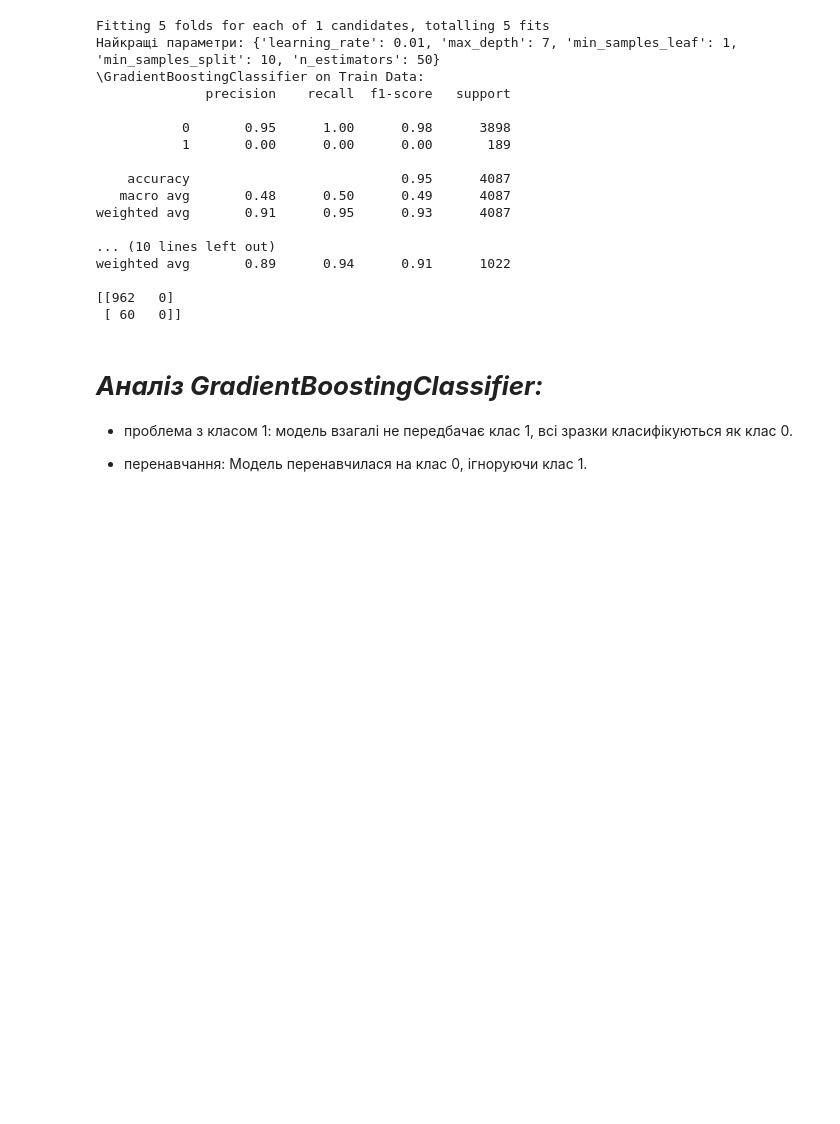
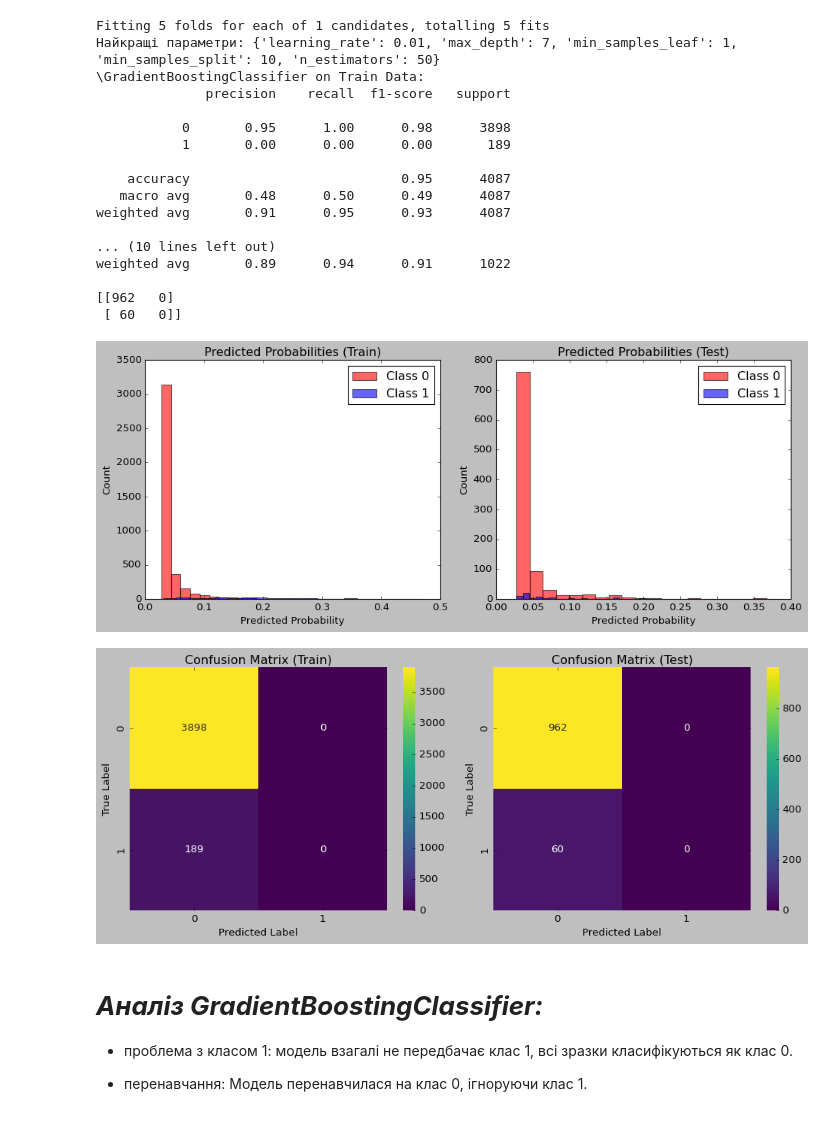
Before and after one commit to MariiaSam/Stroke-Prediction, a Jupyter notebook: Stroke_Prediction_other_version.ipynb, the cells around one changed output. Drawn from its saved outputs; the diff is of its cells as text; code cells hidden in the pictures; blank space fills up the shorter version.

```diff
--- a/Stroke_Prediction_other_version.ipynb
+++ b/Stroke_Prediction_other_version.ipynb
@@ -1021,6 +1033,12 @@ weighted avg       0.89      0.94      0.91      1022
 
 [[962   0]
  [ 60   0]]
+# %%
+plot_predicted_probabilities(y_train, y_pred_proba_train_gb, y_test, y_pred_proba_test_gb)
+plot_confusion_matrices(y_train, y_pred_train_gb, y_test, y_pred_test_gb)
+# %% [output]
+[figure, added]
+[figure, added]
 # %% [markdown]
 # ***Аналіз GradientBoostingClassifier:***
 
```
Also changed, not shown: parts of 7 cells of this notebook.
